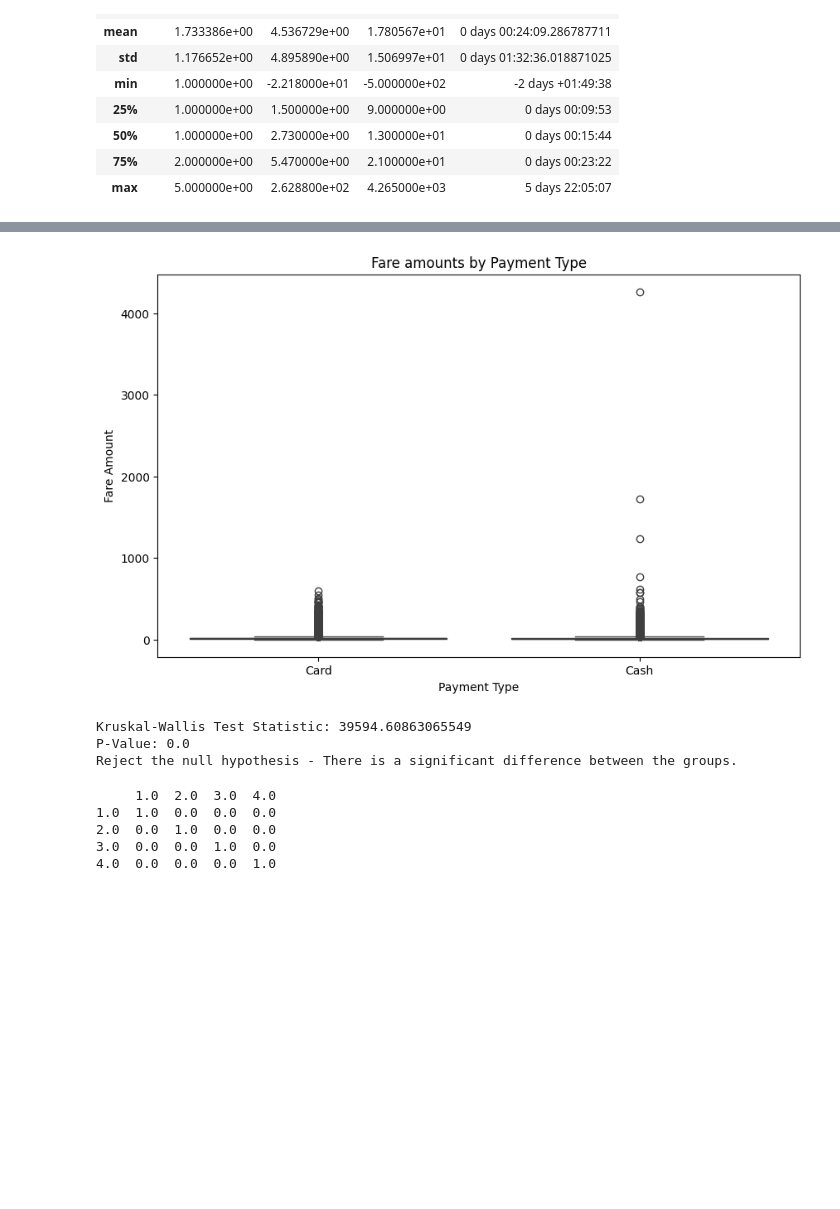
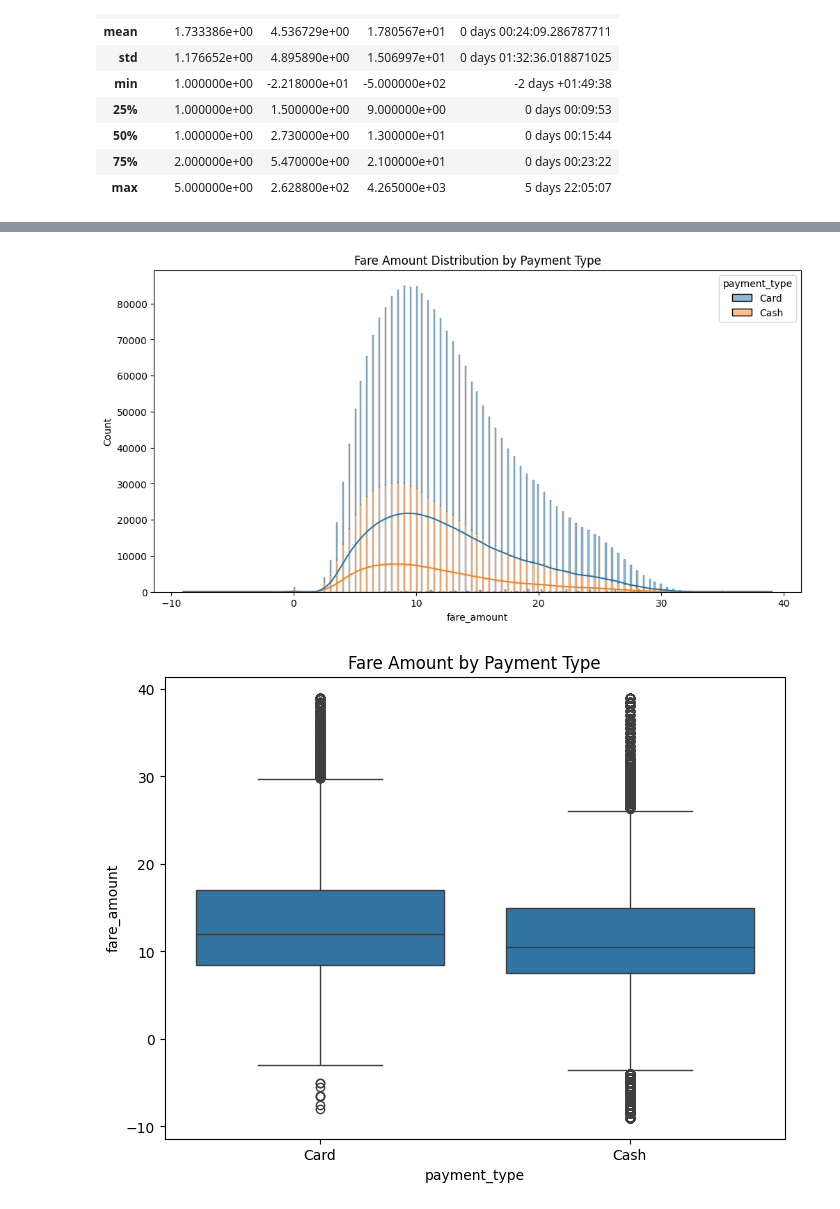
Before and after one commit to WenfongWW/Portfolio_Project, a Jupyter notebook: Data Analysis/Statistics Project/NYC Yellow Taxi/Nyc_taxi_analysis.ipynb, the cells around one changed output, grey strips where cells are left out. Cells and saved outputs as stored; diff of their text form; code cells hidden in the pictures; blank space fills up the shorter version.

```diff
--- a/Data Analysis/Statistics Project/NYC Yellow Taxi/Nyc_taxi_analysis.ipynb
+++ b/Data Analysis/Statistics Project/NYC Yellow Taxi/Nyc_taxi_analysis.ipynb
@@ -264,7 +285,14 @@ for col in ["fare_amount", "trip_distance", "duration"]:
     q1 = df[col].quantile(0.25)
     q3 = df[col].quantile(0.75)
     IQR = q3 - q1
-    lower_bound = q1-1.5*IQR
-    uppder_bound = q3+1.5*IQR
+    lower_bound = q1 - 1.5 * IQR
+    upper_bound = q3 + 1.5 * IQR
 
-    df = df[(df[col]>=lower_bound) & (df[col]<=uppder_bound)]
+    before_filter = df['payment_type'].value_counts()
+    df = df[(df[col] >= lower_bound) & (df[col] <= upper_bound)]
+    after_filter = df['payment_type'].value_counts()
+
+    print(f"Before filtering {col}:")
+    print(before_filter)
+    print(f"After filtering {col}:")
+    print(after_filter)
@@ -309,52 +389,13 @@ Box plot to compare fare amounts by payment type
 # %%
-plt.figure(figsize=(10,6))
-sns.boxplot(x="payment_type", y="fare_amount", data=df)
-plt.title("Fare amounts by Payment Type")
-plt.xlabel("Payment Type")
-plt.ylabel("Fare Amount")
+plt.figure(figsize=(12, 6))
+sns.histplot(data=df, x='fare_amount', hue='payment_type', multiple='stack', kde=True)
+plt.title('Fare Amount Distribution by Payment Type')
 plt.show()
+
+plt.figure(figsize=(8, 6))
+sns.boxplot(x='payment_type', y='fare_amount', data=df)
+plt.title('Fare Amount by Payment Type')
+plt.show()
 # %% [output]
-[figure, old version]
+[figure, new version]
+[figure, added]
-# %%
-import pandas as pd
-from scipy import stats
-
-# Load your data
-
-# Filter the dataset for relevant payment types, excluding type 5
-df_filtered = df[df['payment_type'].isin([1.0, 2.0, 3.0, 4.0])]
-
-# Performing a Kruskal-Wallis Test (non-parametric) if the data isn't normally distributed
-stat, p = stats.kruskal(
-    df_filtered[df_filtered['payment_type'] == 1.0]['fare_amount'],
-    df_filtered[df_filtered['payment_type'] == 2.0]['fare_amount'],
-    df_filtered[df_filtered['payment_type'] == 3.0]['fare_amount'],
-    df_filtered[df_filtered['payment_type'] == 4.0]['fare_amount']
-)
-
-print('Kruskal-Wallis Test Statistic:', stat)
-print('P-Value:', p)
-
-# Decide on next steps based on the p-value
-if p < 0.05:
-    print("Reject the null hypothesis - There is a significant difference between the groups.")
-else:
-    print("Fail to reject the null hypothesis - There is no significant difference between the groups.")
-# %% [output]
-Kruskal-Wallis Test Statistic: 39594.60863065549
-P-Value: 0.0
-Reject the null hypothesis - There is a significant difference between the groups.
-# %%
-import scikit_posthocs as sp
-import pandas as pd
-
-# Assuming df_filtered is your dataframe filtered to the relevant payment types
-posthoc = sp.posthoc_dunn(df_filtered, val_col='fare_amount', group_col='payment_type', p_adjust='bonferroni')
-
-print(posthoc)
-# %% [output]
-     1.0  2.0  3.0  4.0
-1.0  1.0  0.0  0.0  0.0
-2.0  0.0  1.0  0.0  0.0
-3.0  0.0  0.0  1.0  0.0
-4.0  0.0  0.0  0.0  1.0
```
Also changed, not shown: parts of 40 cells of this notebook.
